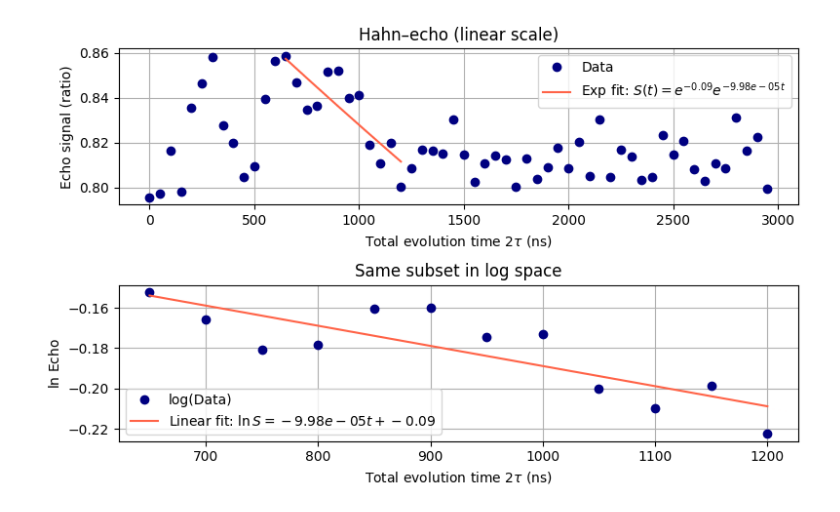
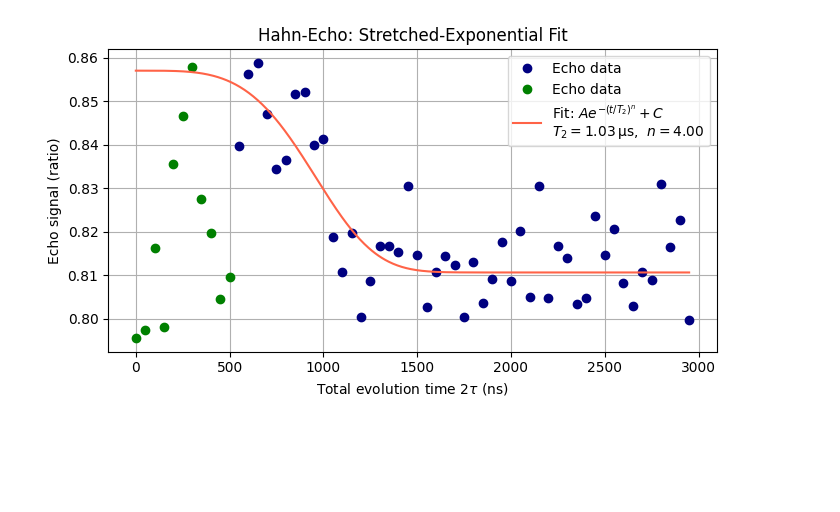
Before and after one commit to nlyu1/nv-center, a Jupyter notebook: Second_draft/code/hahn.ipynb, the cells around one changed output. Drawn from its saved outputs; the diff is of its cells as text; code cells hidden in the pictures; blank space fills up the shorter version.

```diff
--- a/Second_draft/code/hahn.ipynb
+++ b/Second_draft/code/hahn.ipynb
@@ -4,56 +4,68 @@ import numpy as np
 import matplotlib.pyplot as plt
 from scipy.optimize import curve_fit
 # %%
+
 # -------------------------------------------------
 # 1.  Load the data -------------------------------
 # -------------------------------------------------
 df = pd.read_excel(
     "/Users/adampearl/Documents/191/GitHub/nv-center/Second_draft/code/hahndata_0422.xlsx"
 )
-t_ns   = df["Time (ns) - 2/1 Ratio (Avg)"].to_numpy()   # total evolution 2τ
-S_data = df["Ratio - 2/1 Ratio (Avg)"].to_numpy()
 
-t = t_ns                                # keep everything in ns
+t_ns = df["Time (ns) - 2/1 Ratio (Avg)"].to_numpy()      # total evolution 2τ in ns
+S    = df["Ratio - 2/1 Ratio (Avg)"].to_numpy()          # echo amplitude (ratio)
 
-S_cut = S_data[13:25]
-t_cut = t_ns[13:25]
+# -------------------------------------------------
+# 2.  Define the stretched-exponential model -------
+# -------------------------------------------------
+n = 4
 
-# 1.  Transform y-data
-logS_cut = np.log(S_cut)               # natural log
+def stretched_exp(t, A, T2 ,C):
+    """
+    A  : amplitude (signal contrast)
+    T2 : spin-echo coherence time  (same units as t)
+    n  : stretch exponent  (1 = pure exponential, 2 ≈ Gaussian)
+    C  : background offset
+    """
+    return A * np.exp(- (t / T2) ** n) + C
 
-# 2.  Fit log(y) = b*t + a
-b, a = np.polyfit(t_cut, logS_cut, 1)  # slope = b, intercept = a
+# -------------------------------------------------
+# 3.  Initial parameter guesses -------------------
+# -------------------------------------------------
+A0  = S.max() - S.min()          # height of the echo at t=0
+T2_0 = (t_ns.max() - t_ns.min()) / 4   # rough mid-range guess
+n0  = 1.5                        # between 1 and 2 is common
+C0  = S.min()                    # background
+p0  = [A0, T2_0, C0]
 
-# 3.  Evaluate the exponential fit over any time axis you like
-t_fit = np.linspace(t_cut.min(), t_cut.max(), 300)
-S_fit  = np.exp(b * t_fit + a)         # = A * exp(b t)  with A = exp(a)
+cutoff = 11
 
-# 4.  Plot -------------------------------------------------------
-fig, ax = plt.subplots(2, 1, figsize=(8, 5))
+# -------------------------------------------------
+# 4.  Perform the fit -----------------------------
+# -------------------------------------------------
+popt, pcov = curve_fit(stretched_exp, t_ns[cutoff:-20], S[cutoff:-20], p0=p0)
+A_fit, T2_fit, C_fit = popt
+print(f"Fit parameters:\n"
+      f"  A  = {A_fit:.3f}\n"
+      f"  T2 = {T2_fit:.1f} ns  ({T2_fit*1e-3:.2f} µs)\n"
+      f"  n  = {n:.2f}\n"
+      f"  C  = {C_fit:.3f}")
 
-# (a) full data with exponential fit
-ax[0].plot(t, S_data, 'o', label='Data', color='navy')
-ax[0].plot(t_fit, S_fit, '-', color='tomato',
-           label=rf'Exp fit: $S(t)=e^{{{a:.2f}}}e^{{{b:.2e}t}}$')
-ax[0].set_xlabel(r'Total evolution time $2\tau$ (ns)')
-ax[0].set_ylabel('Echo signal (ratio)')
-ax[0].set_title('Hahn–echo (linear scale)')
-ax[0].legend();  ax[0].grid(True)
+# -------------------------------------------------
+# 5.  Plot data + fitted curve --------------------
+# -------------------------------------------------
+t_plot = np.linspace(t_ns.min(), t_ns.max(), 500)
+S_fit  = stretched_exp(t_plot, *popt)
 
-# (b) same subset *in log scale* with the straight line
-ax[1].plot(t_cut, logS_cut, 'o', color='navy', label='log(Data)')
-ax[1].plot(t_cut, b * t_cut + a, '-', color='tomato',
-           label=rf'Linear fit: $\ln S = {b:.2e} t + {a:.2f}$')
-ax[1].set_xlabel(r'Total evolution time $2\tau$ (ns)')
-ax[1].set_ylabel(r'$\ln\,\mathrm{Echo}$')
-ax[1].set_title('Same subset in log space')
-ax[1].legend();  ax[1].grid(True)
-
-
-
-
-
-plt.legend()
-plt.tight_layout()
+plt.figure(figsize=(7, 4))
+plt.plot(t_ns[cutoff:], S[cutoff:], 'o', label='Echo data', color='navy')
+plt.plot(t_ns[:cutoff], S[:cutoff], 'o', label='Echo data', color='green')
+plt.plot(t_plot, S_fit, '-', color='tomato',
+         label=r'Fit: $A e^{-(t/T_2)^{{n}}}+C$' +
+               f'\n$T_2={T2_fit*1e-3:.2f}\,$µs,  $n={n:.2f}$')
+plt.xlabel(r'Total evolution time $2\tau$ (ns)')
+plt.ylabel('Echo signal (ratio)')
+plt.title('Hahn-Echo: Stretched-Exponential Fit')
+plt.grid(True);  plt.legend();  plt.tight_layout()
 plt.show()
 # %% [output]
@@ -60 +77 @@ plt.show()
-[figure, old version]
+[figure, new version]
```
Also changed, not shown: parts of 1 cell of this notebook, 7 other files.
